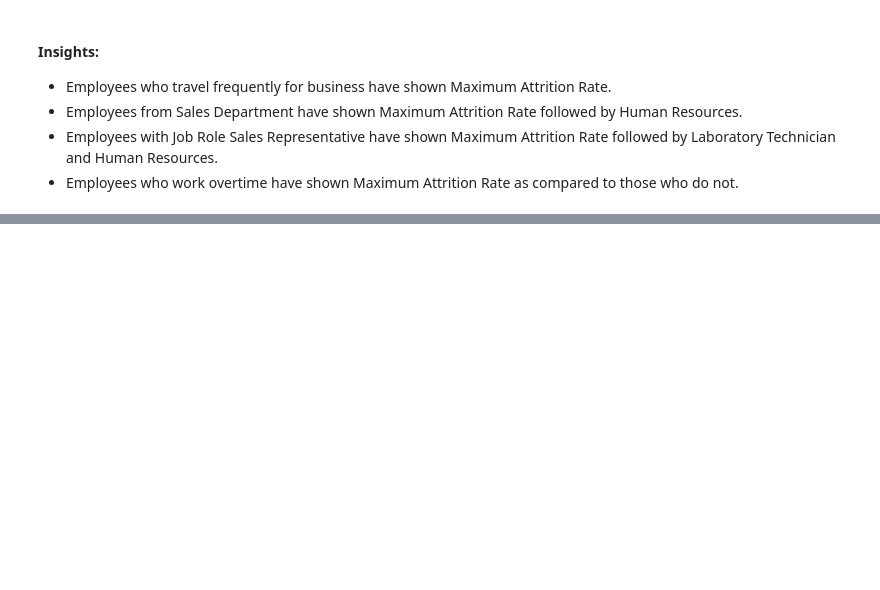
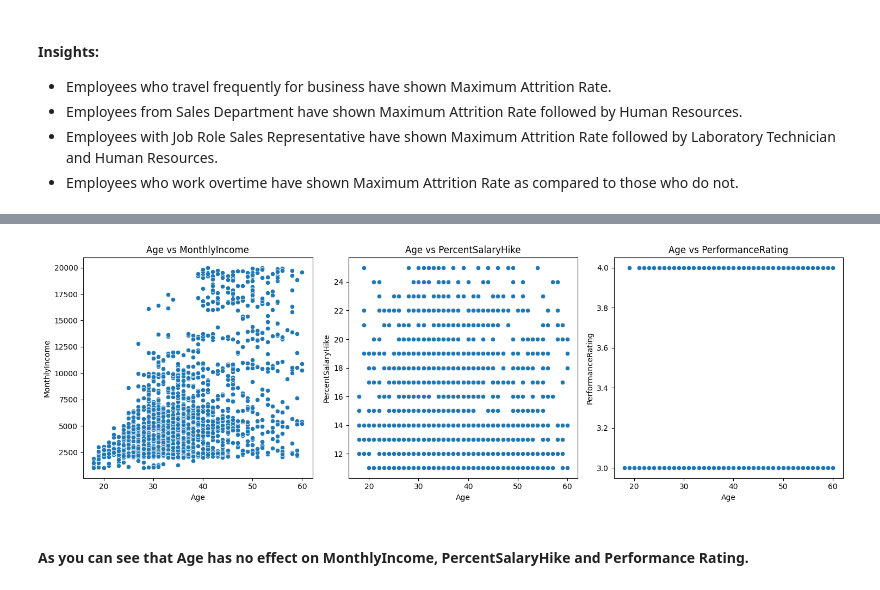
Before and after one commit to Akshay-Paunikar/IBM_Employee_Attrition_ML, a Jupyter notebook: notebook/IBM_Employee_Attrition_EDA.ipynb, the cells around one changed output, grey strips where cells are left out. Cells and saved outputs as stored; diff of their text form; code cells hidden in the pictures; blank space fills up the shorter version.

```diff
--- a/notebook/IBM_Employee_Attrition_EDA.ipynb
+++ b/notebook/IBM_Employee_Attrition_EDA.ipynb
@@ -892,0 +898,27 @@ plt.show()
+# %%
+fig = plt.figure(figsize=(15,5))
+
+# Age vs MonthlyIncome
+
+ax1 = plt.subplot2grid((1,3),(0,0))
+sns.scatterplot(x='Age', y='MonthlyIncome', data=data, ax=ax1)
+plt.title("Age vs MonthlyIncome")
+
+# Age vs PercentSalaryHike
+
+ax2 = plt.subplot2grid((1,3),(0,1))
+sns.scatterplot(x='Age', y='PercentSalaryHike', data=data, ax=ax2)
+plt.title("Age vs PercentSalaryHike")
+
+# Age vs PerformanceRating
+
+ax3 = plt.subplot2grid((1,3),(0,2))
+sns.scatterplot(x='Age', y='PerformanceRating', data=data, ax=ax3)
+plt.title("Age vs PerformanceRating")
+
+plt.tight_layout()
+plt.show()
+# %% [output]
+[figure, added]
+# %% [markdown]
+#### As you can see that Age has no effect on MonthlyIncome, PercentSalaryHike and Performance Rating.
```
Also changed, not shown: parts of 8 cells of this notebook, 1 other file.
